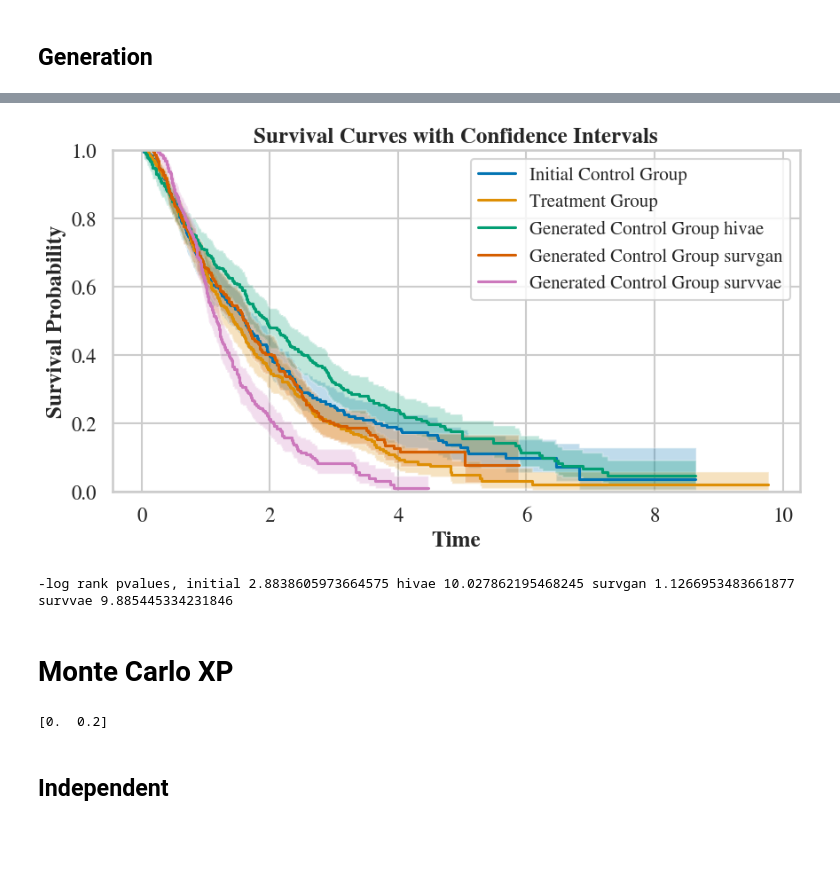
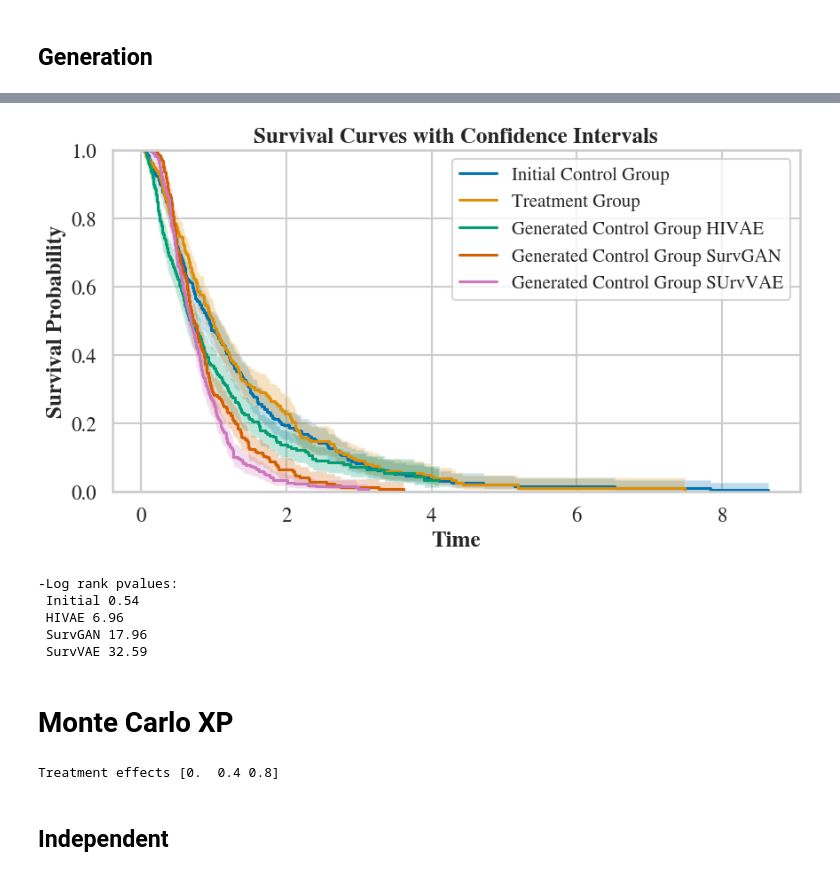
Before and after one commit to aguilloux/HI-VAE_Pytorch, a Jupyter notebook: simulation.ipynb, the cells around one changed output, grey strips where cells are left out. Cells and saved outputs as stored; diff of their text form; code cells hidden in the pictures; blank space fills up the shorter version.

Commit message:
Refactor the simulation

```diff
--- a/simulation.ipynb
+++ b/simulation.ipynb
@@ -27,3 +22,12 @@ from execute import surv_hivae, surv_gan, surv_vae
 # %%
 n_samples = 600
 n_features_bytype = 4
+n_features_multiplier = 3
+
+beta_features = np.concatenate([weights_sparse_exp(n_features_bytype, 3),
+                                weights_sparse_exp(n_features_bytype, 3)])
+treatment_effect = 0.
+
+control, treated, types = simulation(beta_features, treatment_effect, n_samples, feature_types_list = ["real", "cat"], surv_type = "surv_weibull")
+control = control.drop(columns='treatment')
+treated = treated.drop(columns='treatment')
@@ -33,7 +34,3 @@ treatment_effect = 0.
-# %%
-control, treated, types = simulation(beta_features , treatment_effect , n_samples,surv_type = "surv_weibull")
-control = control.drop(columns='treatment')
-treated = treated.drop(columns='treatment')
 # %%
 control.head()
 # %% [output]
@@ -152,52 +147,58 @@ surv_ind_control_gen3 = df_syn_sel3['censor'].values.astype(bool)
 
 uniq_time_control_init, surv_prob_control_init, conf_int_control_init = kaplan_meier_estimator(surv_ind_control_init, surv_time_control_init, conf_type="log-log")
 uniq_time_treated_init, surv_prob_treated_init, conf_int_treated_init = kaplan_meier_estimator(surv_ind_treated_init, surv_time_treated_init, conf_type="log-log")
 uniq_time_control_gen, surv_prob_control_gen, conf_int_control_gen = kaplan_meier_estimator(surv_ind_control_gen, surv_time_control_gen, conf_type="log-log")
 uniq_time_control_gen2, surv_prob_control_gen2, conf_int_control_gen2 = kaplan_meier_estimator(surv_ind_control_gen2, surv_time_control_gen2, conf_type="log-log")
 uniq_time_control_gen3, surv_prob_control_gen3, conf_int_control_gen3 = kaplan_meier_estimator(surv_ind_control_gen3, surv_time_control_gen3, conf_type="log-log")
 
 plt.figure(figsize=(10, 5))
 plt.step(uniq_time_control_init, surv_prob_control_init, where="post", label="Initial Control Group")
 plt.fill_between(uniq_time_control_init, conf_int_control_init[0], conf_int_control_init[1], alpha=0.25, step="post")
 
 plt.step(uniq_time_treated_init, surv_prob_treated_init, where="post", label="Treatment Group")
 plt.fill_between(uniq_time_treated_init, conf_int_treated_init[0], conf_int_treated_init[1], alpha=0.25, step="post")
 
-plt.step(uniq_time_control_gen, surv_prob_control_gen, where="post", label="Generated Control Group hivae")
+plt.step(uniq_time_control_gen, surv_prob_control_gen, where="post", label="Generated Control Group HIVAE")
 plt.fill_between(uniq_time_control_gen, conf_int_control_gen[0], conf_int_control_gen[1], alpha=0.25, step="post")
 
 
-plt.step(uniq_time_control_gen2, surv_prob_control_gen2, where="post", label="Generated Control Group survgan")
+plt.step(uniq_time_control_gen2, surv_prob_control_gen2, where="post", label="Generated Control Group SurvGAN")
 plt.fill_between(uniq_time_control_gen2, conf_int_control_gen2[0], conf_int_control_gen2[1], alpha=0.25, step="post")
 
 
-plt.step(uniq_time_control_gen3, surv_prob_control_gen3, where="post", label="Generated Control Group survvae")
+plt.step(uniq_time_control_gen3, surv_prob_control_gen3, where="post", label="Generated Control Group SUrvVAE")
 plt.fill_between(uniq_time_control_gen3, conf_int_control_gen3[0], conf_int_control_gen3[1], alpha=0.25, step="post")
 
 
 plt.ylim(0, 1)
 plt.legend(fontsize=15)
 plt.xlabel("Time", fontweight="semibold")
 plt.ylabel("Survival Probability", fontweight="semibold")
 plt.title("Survival Curves with Confidence Intervals", fontweight="bold")
 plt.show()
 # %% [output]
-[figure, old version]
+[figure, new version]
 # %%
-print("-log rank pvalues, initial", compute_logrank_test(control, treated) , "hivae" ,compute_logrank_test(df_syn_sel, treated),
-      "survgan" ,compute_logrank_test(df_syn_sel2, treated), "survvae" ,compute_logrank_test(df_syn_sel3, treated))
+print("-Log rank pvalues: \n Initial {:.2f} \n HIVAE {:.2f} \n SurvGAN {:.2f} \n SurvVAE {:.2f}".format(compute_logrank_test(control, treated),
+                                                                                                        compute_logrank_test(df_syn_sel, treated),
+                                                                                                        compute_logrank_test(df_syn_sel2, treated),
+                                                                                                        compute_logrank_test(df_syn_sel3, treated)))
 # %% [output]
--log rank pvalues, initial 2.8838605973664575 hivae 10.027862195468245 survgan 1.1266953483661877 survvae 9.885445334231846
+-Log rank pvalues:
+ Initial 0.54
+ HIVAE 6.96
+ SurvGAN 17.96
+ SurvVAE 32.59
 # %% [markdown]
 # Monte Carlo XP
 # %%
 n_generated_dataset = 50
 dataset_name = "Simulations"
 # %%
-treat_effects = np.arange(0,1.1,0.4)
-print(treat_effects)
+treat_effects = np.arange(0, 1.1, 0.4)
+print("Treatment effects", treat_effects)
 # %% [output]
-[0.  0.2]
+Treatment effects [0.  0.4 0.8]
 # %% [markdown]
 ## Independent
 # %%
```
Also changed, not shown: parts of 13 cells of this notebook, 1 other file.
